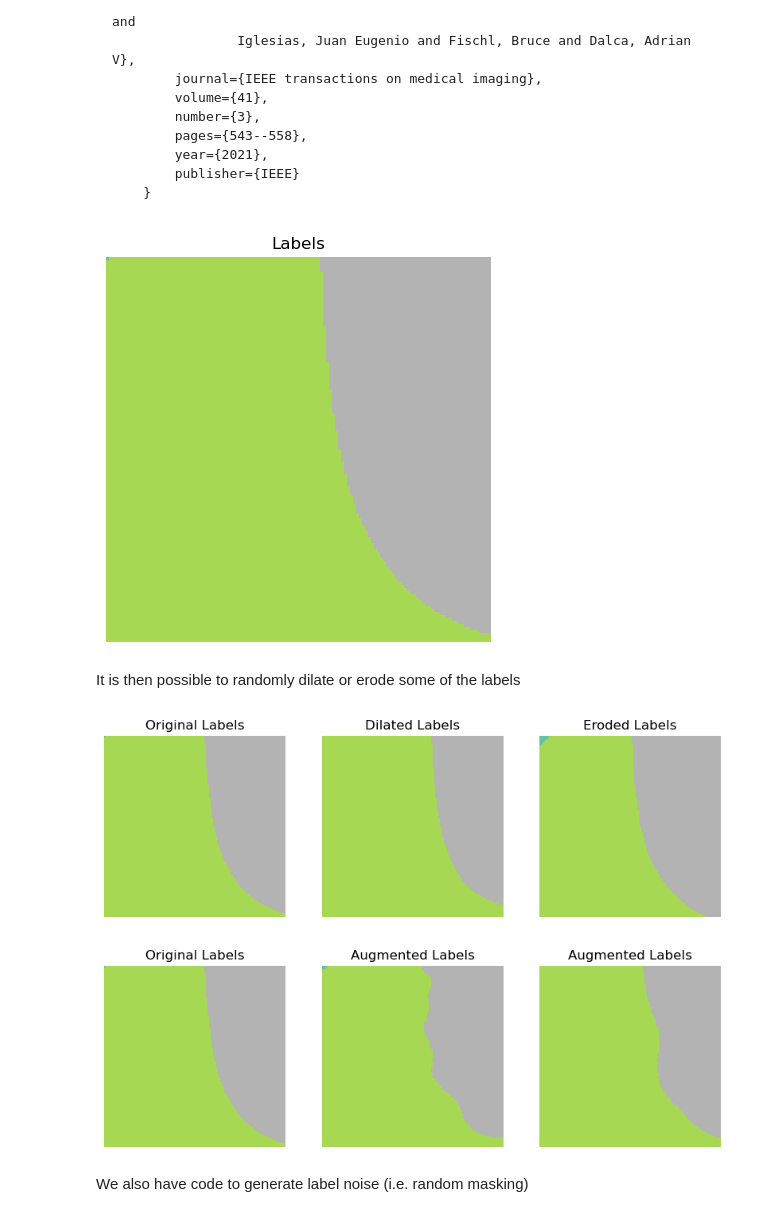
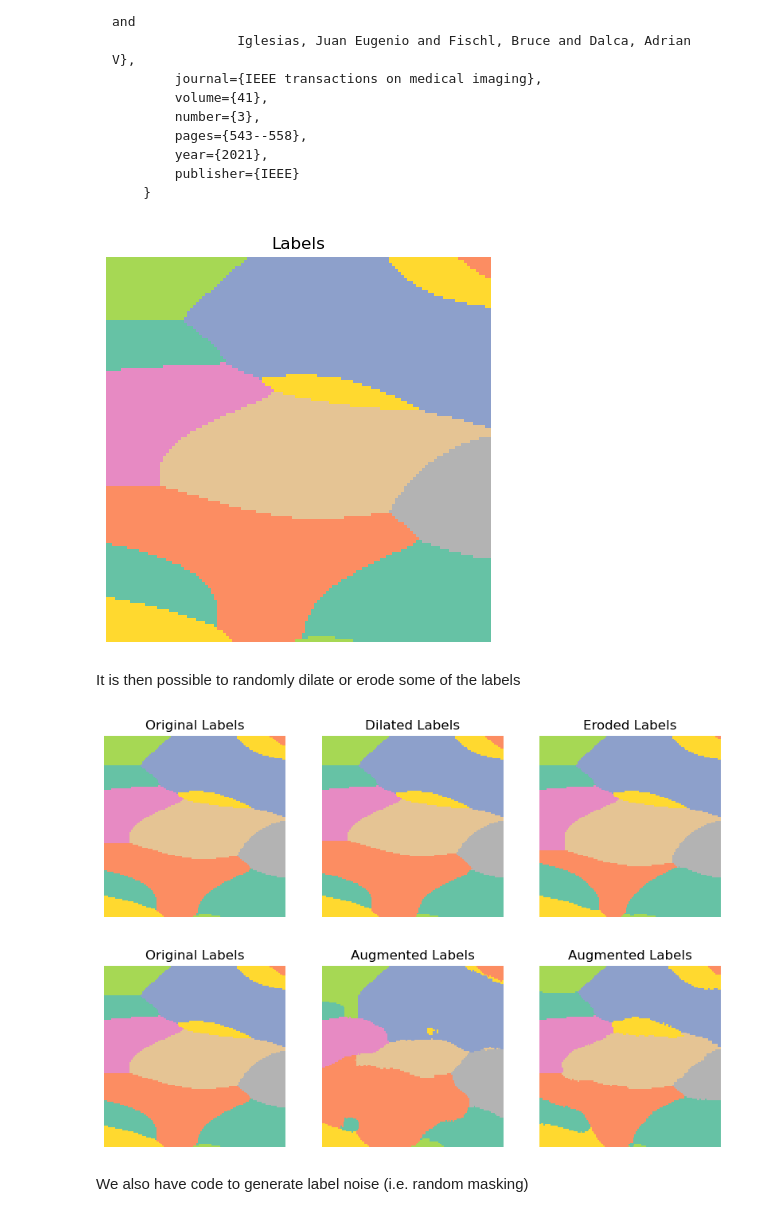
Before and after one commit to balbasty/cornucopia, a Jupyter notebook: docs/examples/labels.ipynb, the cells around one changed output. Cells and saved outputs as stored; diff of their text form; code cells hidden in the pictures.

```diff
--- a/docs/examples/labels.ipynb
+++ b/docs/examples/labels.ipynb
@@ -39,17 +40,17 @@ _IEEE transactions on medical imaging_, 41(3), pp.543-558.
             publisher={IEEE}
         }
 # %%
-xform = RandomSmoothLabelMap()
+xform = RandomSmoothLabelMap(nb_classes=random.Fixed(8))
 
 lab = xform(torch.empty([]).expand([1, 128, 128]))
 
 plt.figure(figsize=(5, 5))
 plt.imshow(lab.squeeze(), cmap='Set2', interpolation='nearest')
 plt.axis('off')
 plt.title('Labels')
 plt.show()
 # %% [output]
-[figure, old version]
+[figure, new version]
 # %% [markdown]
 It is then possible to randomly dilate or erode some of the labels
 # %%
@@ -72,7 +73,7 @@ plt.axis('off')
 plt.title('Eroded Labels')
 plt.show()
 # %% [output]
-[figure, old version]
+[figure, new version]
 # %%
 vmax = lab.max()
 xform = RandomSmoothMorphoLabelTransform(min_radius=-32, max_radius=32, shape=16)
@@ -94,7 +95,7 @@ plt.axis('off')
 plt.title('Augmented Labels')
 plt.show()
 # %% [output]
-[figure, old version]
+[figure, new version]
 # %% [markdown]
 We also have code to generate label noise (i.e. random masking)
 # %%
```
Also changed, not shown: parts of 2 cells of this notebook, 13 other files.
